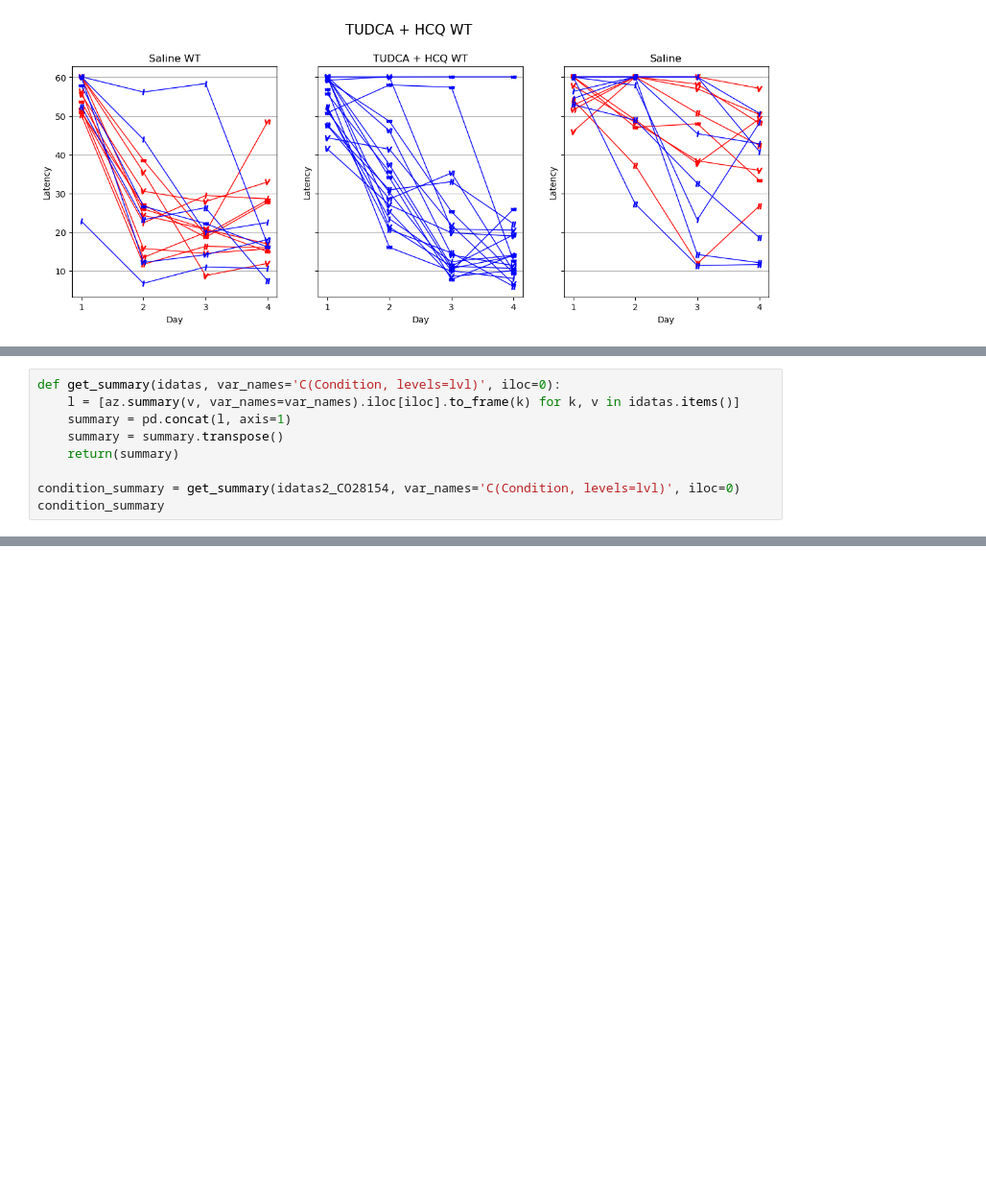
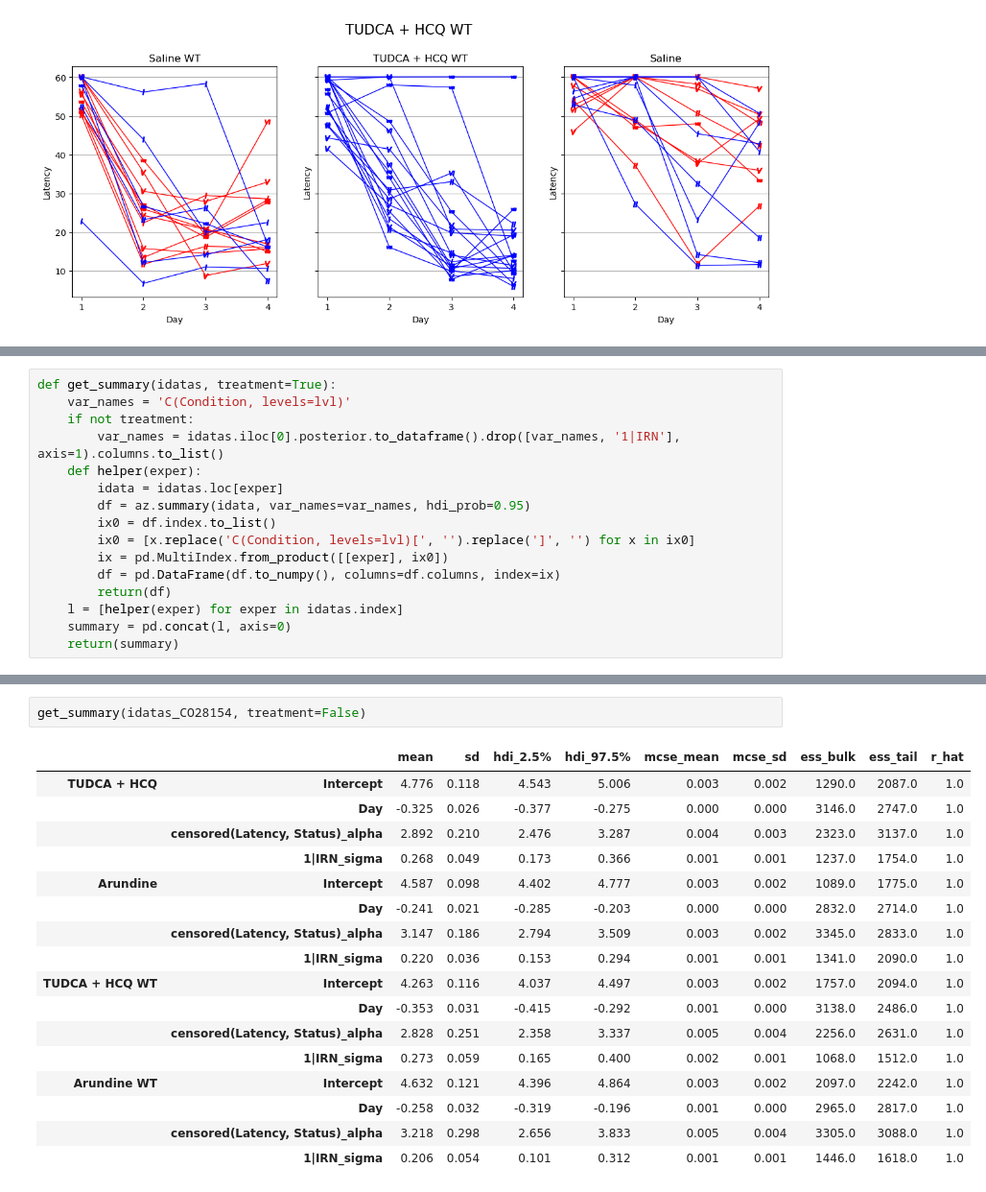
Before and after one commit to attilagk/CTNS-notebook, a Jupyter notebook: 2024-06-04-5xfad-behavior-CO28154/2024-06-04-5xfad-behavior-CO28154.ipynb, the cells around one changed output, grey strips where cells are left out. Shown at 96% size. Saved outputs shown, nothing was run; the diff lists cells and outputs as text; blank space fills up the shorter version.

Commit message:
generalized functions of diagnostics and summary

```diff
--- a/2024-06-04-5xfad-behavior-CO28154/2024-06-04-5xfad-behavior-CO28154.ipynb
+++ b/2024-06-04-5xfad-behavior-CO28154/2024-06-04-5xfad-behavior-CO28154.ipynb
@@ -184,9 +359,16 @@ mwm.get_diagnostics(idatas3_CO28154, az.mcse)
 # %%
-def get_summary(idatas, var_names='C(Condition, levels=lvl)', iloc=0):
-    l = [az.summary(v, var_names=var_names).iloc[iloc].to_frame(k) for k, v in idatas.items()]
-    summary = pd.concat(l, axis=1)
-    summary = summary.transpose()
+def get_summary(idatas, treatment=True):
+    var_names = 'C(Condition, levels=lvl)'
+    if not treatment:
+        var_names = idatas.iloc[0].posterior.to_dataframe().drop([var_names, '1|IRN'], axis=1).columns.to_list()
+    def helper(exper):
+        idata = idatas.loc[exper]
+        df = az.summary(idata, var_names=var_names, hdi_prob=0.95)
+        ix0 = df.index.to_list()
+        ix0 = [x.replace('C(Condition, levels=lvl)[', '').replace(']', '') for x in ix0]
+        ix = pd.MultiIndex.from_product([[exper], ix0])
+        df = pd.DataFrame(df.to_numpy(), columns=df.columns, index=ix)
+        return(df)
+    l = [helper(exper) for exper in idatas.index]
+    summary = pd.concat(l, axis=0)
     return(summary)
-
-condition_summary = get_summary(idatas2_CO28154, var_names='C(Condition, levels=lvl)', iloc=0)
-condition_summary
@@ -255,0 +423,20 @@ fig, ax = my_errorbar(condition_drug_summary, condition_gtype_summary)
+# %%
+get_summary(idatas_CO28154, treatment=False)
+# %% [output]
+|  |  | mean | sd | hdi_2.5% | hdi_97.5% | mcse_mean | mcse_sd | ess_bulk | ess_tail | r_hat |
+| TUDCA + HCQ | Intercept | 4.776 | 0.118 | 4.543 | 5.006 | 0.003 | 0.002 | 1290.0 | 2087.0 | 1.0 |
+|  | Day | -0.325 | 0.026 | -0.377 | -0.275 | 0.000 | 0.000 | 3146.0 | 2747.0 | 1.0 |
+|  | censored(Latency, Status)_alpha | 2.892 | 0.210 | 2.476 | 3.287 | 0.004 | 0.003 | 2323.0 | 3137.0 | 1.0 |
+|  | 1|IRN_sigma | 0.268 | 0.049 | 0.173 | 0.366 | 0.001 | 0.001 | 1237.0 | 1754.0 | 1.0 |
+| Arundine | Intercept | 4.587 | 0.098 | 4.402 | 4.777 | 0.003 | 0.002 | 1089.0 | 1775.0 | 1.0 |
+|  | Day | -0.241 | 0.021 | -0.285 | -0.203 | 0.000 | 0.000 | 2832.0 | 2714.0 | 1.0 |
+|  | censored(Latency, Status)_alpha | 3.147 | 0.186 | 2.794 | 3.509 | 0.003 | 0.002 | 3345.0 | 2833.0 | 1.0 |
+|  | 1|IRN_sigma | 0.220 | 0.036 | 0.153 | 0.294 | 0.001 | 0.001 | 1341.0 | 2090.0 | 1.0 |
+| TUDCA + HCQ WT | Intercept | 4.263 | 0.116 | 4.037 | 4.497 | 0.003 | 0.002 | 1757.0 | 2094.0 | 1.0 |
+|  | Day | -0.353 | 0.031 | -0.415 | -0.292 | 0.001 | 0.000 | 3138.0 | 2486.0 | 1.0 |
+|  | censored(Latency, Status)_alpha | 2.828 | 0.251 | 2.358 | 3.337 | 0.005 | 0.004 | 2256.0 | 2631.0 | 1.0 |
+|  | 1|IRN_sigma | 0.273 | 0.059 | 0.165 | 0.400 | 0.002 | 0.001 | 1068.0 | 1512.0 | 1.0 |
+| Arundine WT | Intercept | 4.632 | 0.121 | 4.396 | 4.864 | 0.003 | 0.002 | 2097.0 | 2242.0 | 1.0 |
+|  | Day | -0.258 | 0.032 | -0.319 | -0.196 | 0.001 | 0.000 | 2965.0 | 2817.0 | 1.0 |
+|  | censored(Latency, Status)_alpha | 3.218 | 0.298 | 2.656 | 3.833 | 0.005 | 0.004 | 3305.0 | 3088.0 | 1.0 |
+|  | 1|IRN_sigma | 0.206 | 0.054 | 0.101 | 0.312 | 0.001 | 0.001 | 1446.0 | 1618.0 | 1.0 |
```
Also changed, not shown: parts of 35 cells of this notebook, 1 other file.
